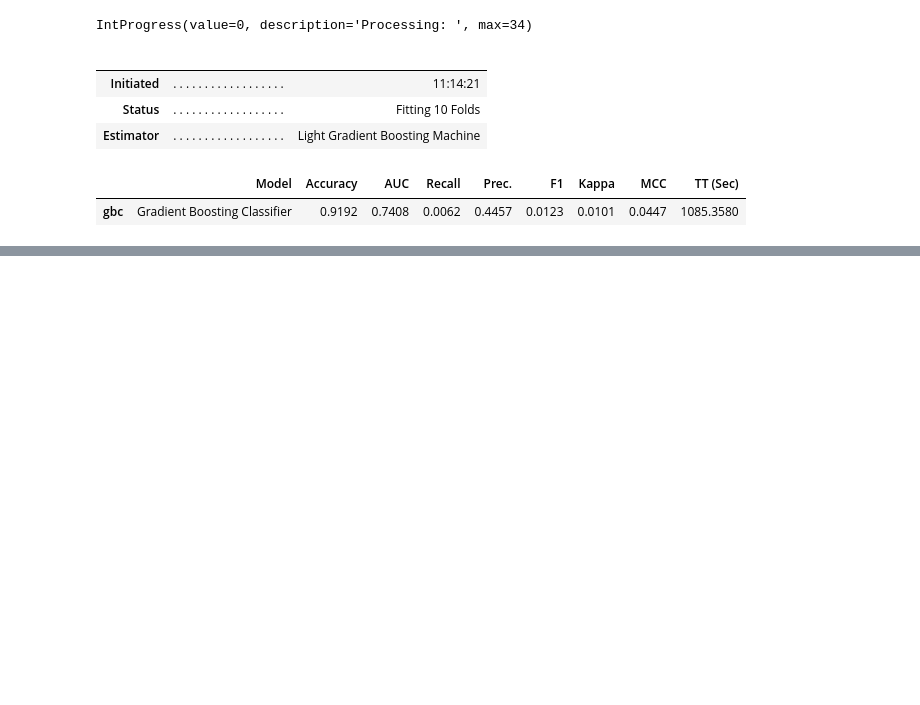
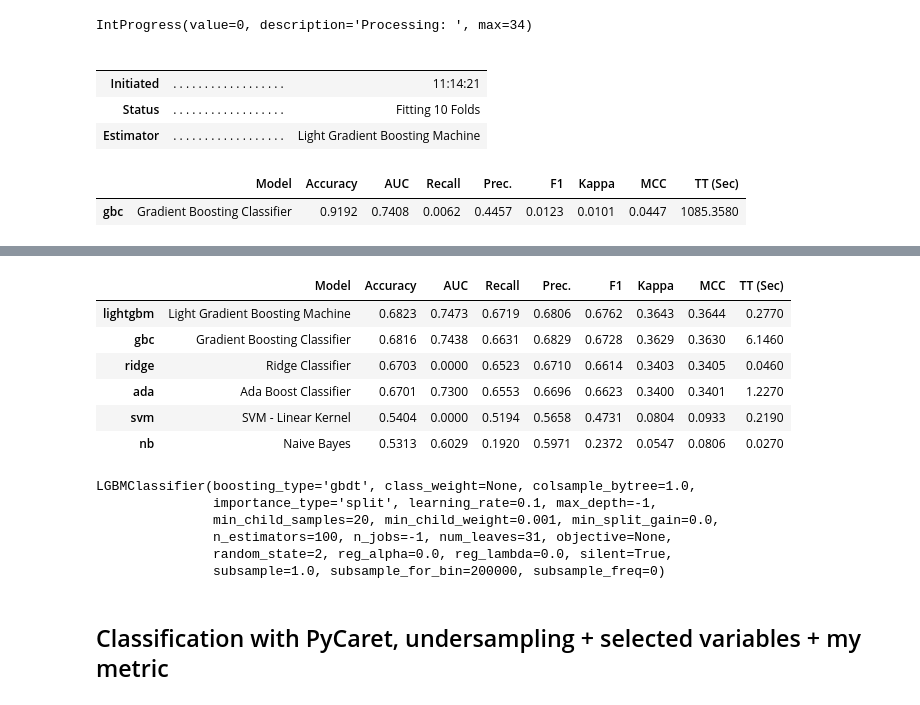
Before and after one commit to lauraamy/projet7_pretdepenser, a Jupyter notebook: projet7_pycaret2_fix_imbalance.ipynb, the cells around one changed output, grey strips where cells are left out. Saved outputs shown, nothing was run; the diff lists cells and outputs as text; code cells hidden in the pictures; blank space fills up the shorter version.

```diff
--- a/projet7_pycaret2_fix_imbalance.ipynb
+++ b/projet7_pycaret2_fix_imbalance.ipynb
@@ -216,0 +296,18 @@ IntProgress(value=0, description='Processing: ', max=34)
+# %%
+compare_models(include = ["gbc", "lightgbm", "ada", "ridge", "svm", "nb"])
+# %% [output]
+|  | Model | Accuracy | AUC | Recall | Prec. | F1 | Kappa | MCC | TT (Sec) |
+| lightgbm | Light Gradient Boosting Machine | 0.6823 | 0.7473 | 0.6719 | 0.6806 | 0.6762 | 0.3643 | 0.3644 | 0.2770 |
+| gbc | Gradient Boosting Classifier | 0.6816 | 0.7438 | 0.6631 | 0.6829 | 0.6728 | 0.3629 | 0.3630 | 6.1460 |
+| ridge | Ridge Classifier | 0.6703 | 0.0000 | 0.6523 | 0.6710 | 0.6614 | 0.3403 | 0.3405 | 0.0460 |
+| ada | Ada Boost Classifier | 0.6701 | 0.7300 | 0.6553 | 0.6696 | 0.6623 | 0.3400 | 0.3401 | 1.2270 |
+| svm | SVM - Linear Kernel | 0.5404 | 0.0000 | 0.5194 | 0.5658 | 0.4731 | 0.0804 | 0.0933 | 0.2190 |
+| nb | Naive Bayes | 0.5313 | 0.6029 | 0.1920 | 0.5971 | 0.2372 | 0.0547 | 0.0806 | 0.0270 |
+LGBMClassifier(boosting_type='gbdt', class_weight=None, colsample_bytree=1.0,
+               importance_type='split', learning_rate=0.1, max_depth=-1,
+               min_child_samples=20, min_child_weight=0.001, min_split_gain=0.0,
+               n_estimators=100, n_jobs=-1, num_leaves=31, objective=None,
+               random_state=2, reg_alpha=0.0, reg_lambda=0.0, silent=True,
+               subsample=1.0, subsample_for_bin=200000, subsample_freq=0)
+# %% [markdown]
+## Classification with PyCaret, undersampling + selected variables + my metric
```
Also changed, not shown: parts of 16 cells of this notebook, 4 other files.
